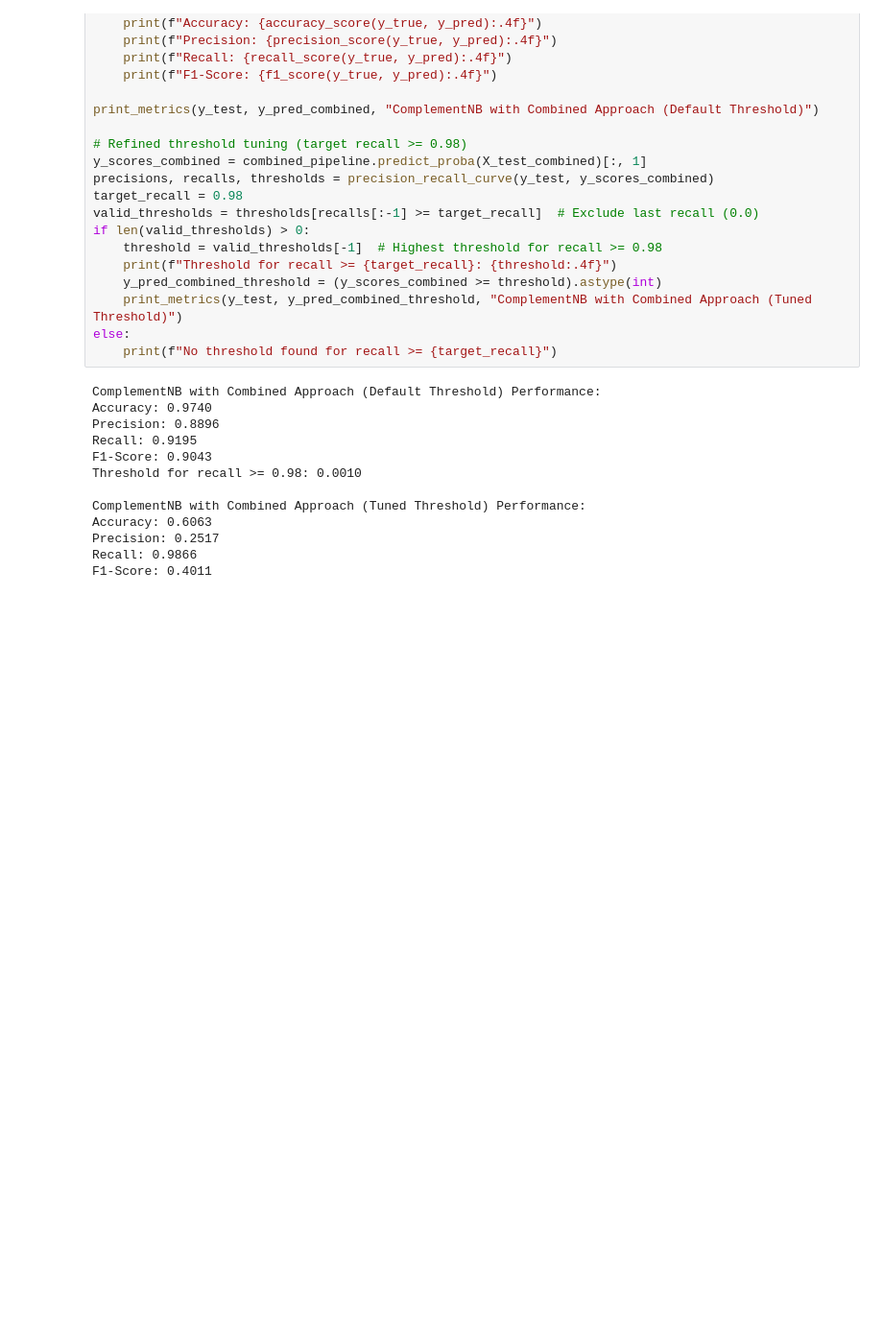
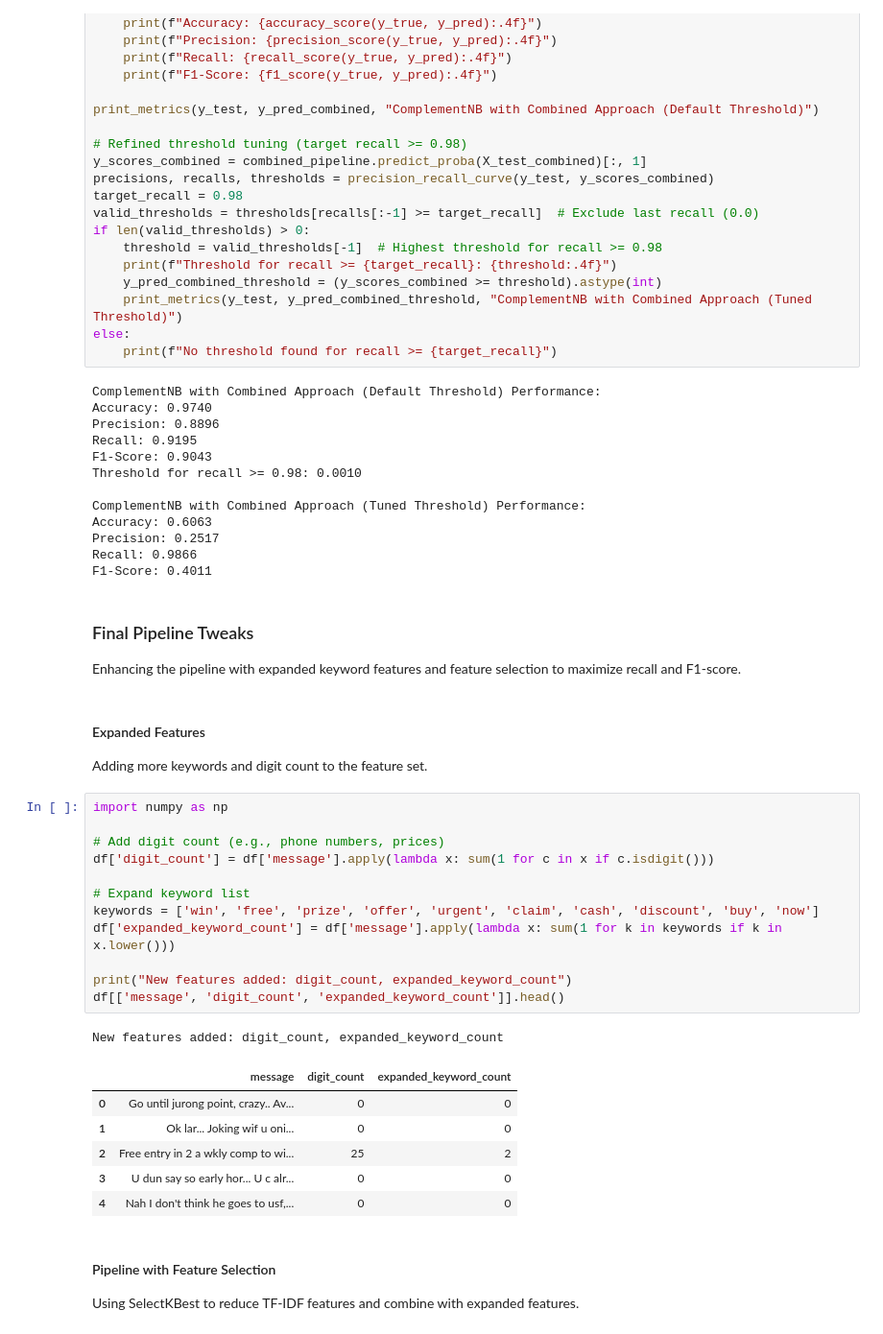
Before and after one commit to GoudyMT/naive-bayes-nlp-project, a Jupyter notebook: naive_bayes_project.ipynb, the cells around one changed output. Shown at 96% size. Cells and saved outputs as stored; diff of their text form; blank space fills up the shorter version.

Commit message:
Addex expanded features and feature selection to pipeline

```diff
--- a/naive_bayes_project.ipynb
+++ b/naive_bayes_project.ipynb
@@ -560,3 +560,32 @@ Accuracy: 0.6063
 Precision: 0.2517
 Recall: 0.9866
 F1-Score: 0.4011
+# %% [markdown]
+### Final Pipeline Tweaks
+Enhancing the pipeline with expanded keyword features and feature selection to maximize recall and F1-score.
+# %% [markdown]
+#### Expanded Features
+Adding more keywords and digit count to the feature set.
+# %%
+import numpy as np
+
+# Add digit count (e.g., phone numbers, prices)
+df['digit_count'] = df['message'].apply(lambda x: sum(1 for c in x if c.isdigit()))
+
+# Expand keyword list
+keywords = ['win', 'free', 'prize', 'offer', 'urgent', 'claim', 'cash', 'discount', 'buy', 'now']
+df['expanded_keyword_count'] = df['message'].apply(lambda x: sum(1 for k in keywords if k in x.lower()))
+
+print("New features added: digit_count, expanded_keyword_count")
+df[['message', 'digit_count', 'expanded_keyword_count']].head()
+# %% [output]
+New features added: digit_count, expanded_keyword_count
+|  | message | digit_count | expanded_keyword_count |
+| 0 | Go until jurong point, crazy.. Av... | 0 | 0 |
+| 1 | Ok lar... Joking wif u oni... | 0 | 0 |
+| 2 | Free entry in 2 a wkly comp to wi... | 25 | 2 |
+| 3 | U dun say so early hor... U c alr... | 0 | 0 |
+| 4 | Nah I don't think he goes to usf,... | 0 | 0 |
+# %% [markdown]
+#### Pipeline with Feature Selection
+Using SelectKBest to reduce TF-IDF features and combine with expanded features.
```
Also changed, not shown: parts of 1 cell of this notebook.
